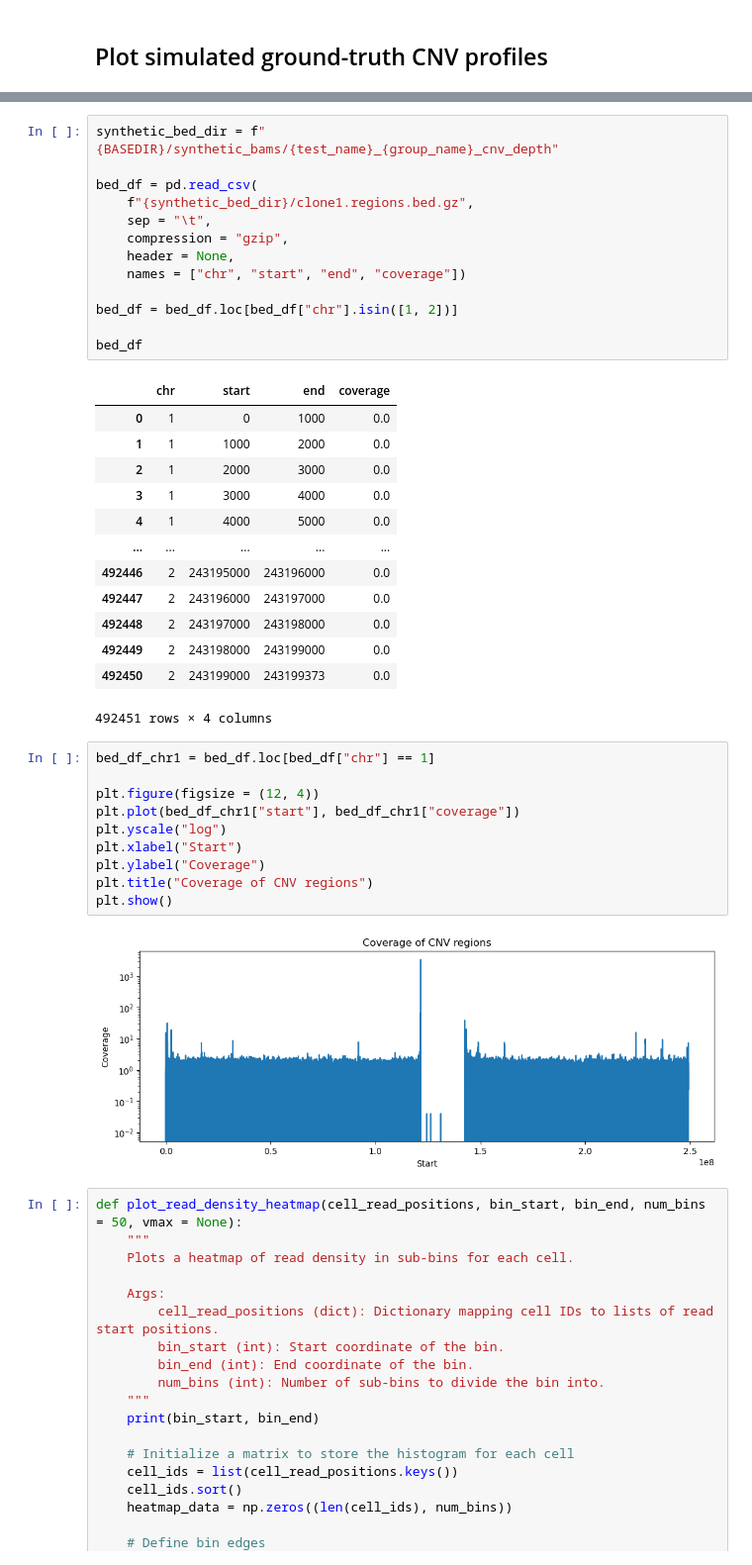
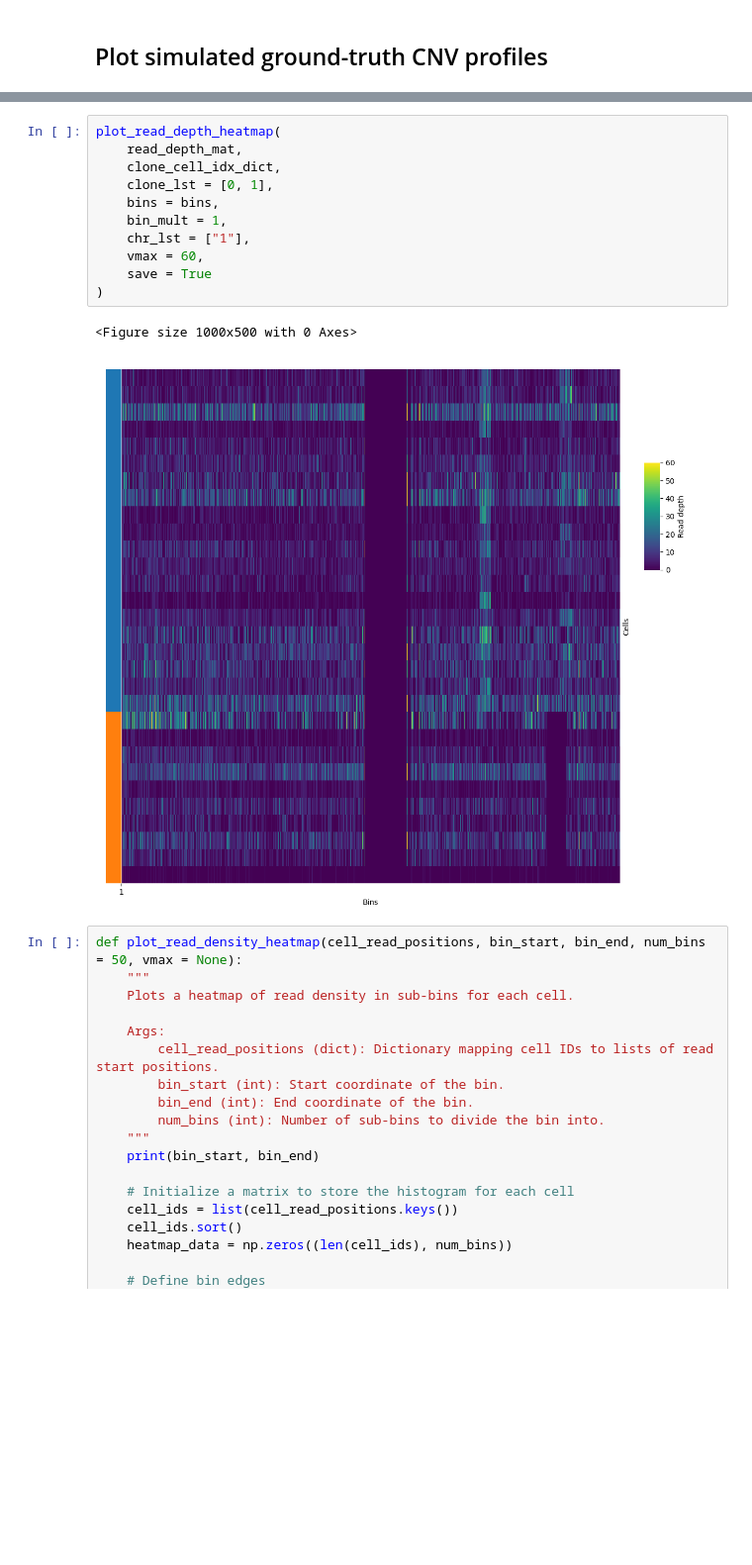
Before and after one commit to eunseos/cnv_simulator, a Jupyter notebook: notebooks/cnv_profile_plots.ipynb, the cells around one changed output, grey strips where cells are left out. Shown at 99% size. Cells and saved outputs as stored; diff of their text form; blank space fills up the shorter version.

```diff
--- a/notebooks/cnv_profile_plots.ipynb
+++ b/notebooks/cnv_profile_plots.ipynb
@@ -125,42 +229,17 @@ Saved figure to /data1/shahs3/users/sunge/cnv_simulator/figs/minitest_c3_4/true_
-# %%
-synthetic_bed_dir = f"{BASEDIR}/synthetic_bams/{test_name}_{group_name}_cnv_depth"
-
-bed_df = pd.read_csv(
-    f"{synthetic_bed_dir}/clone1.regions.bed.gz",
-    sep = "\t",
-    compression = "gzip",
-    header = None,
-    names = ["chr", "start", "end", "coverage"])
-
-bed_df = bed_df.loc[bed_df["chr"].isin([1, 2])]
-
-bed_df
-# %% [output]
-|  | chr | start | end | coverage |
-| 0 | 1 | 0 | 1000 | 0.0 |
-| 1 | 1 | 1000 | 2000 | 0.0 |
-| 2 | 1 | 2000 | 3000 | 0.0 |
-| 3 | 1 | 3000 | 4000 | 0.0 |
-| 4 | 1 | 4000 | 5000 | 0.0 |
-| ... | ... | ... | ... | ... |
-| 492446 | 2 | 243195000 | 243196000 | 0.0 |
-| 492447 | 2 | 243196000 | 243197000 | 0.0 |
-| 492448 | 2 | 243197000 | 243198000 | 0.0 |
-| 492449 | 2 | 243198000 | 243199000 | 0.0 |
-| 492450 | 2 | 243199000 | 243199373 | 0.0 |
-492451 rows × 4 columns
-# %%
-bed_df_chr1 = bed_df.loc[bed_df["chr"] == 1]
-
-plt.figure(figsize = (12, 4))
-plt.plot(bed_df_chr1["start"], bed_df_chr1["coverage"])
-plt.yscale("log")
-plt.xlabel("Start")
-plt.ylabel("Coverage")
-plt.title("Coverage of CNV regions")
-plt.show()
-# %% [output]
-[figure, removed]
+# %%
+plot_read_depth_heatmap(
+    read_depth_mat,
+    clone_cell_idx_dict,
+    clone_lst = [0, 1],
+    bins = bins,
+    bin_mult = 1,
+    chr_lst = ["1"],
+    vmax = 60,
+    save = True
+)
+# %% [output]
+<Figure size 1000x500 with 0 Axes>
+[figure, added]
 # %%
 def plot_read_density_heatmap(cell_read_positions, bin_start, bin_end, num_bins = 50, vmax = None):
     """
```
Also changed, not shown: parts of 12 cells of this notebook, 16 other files.
